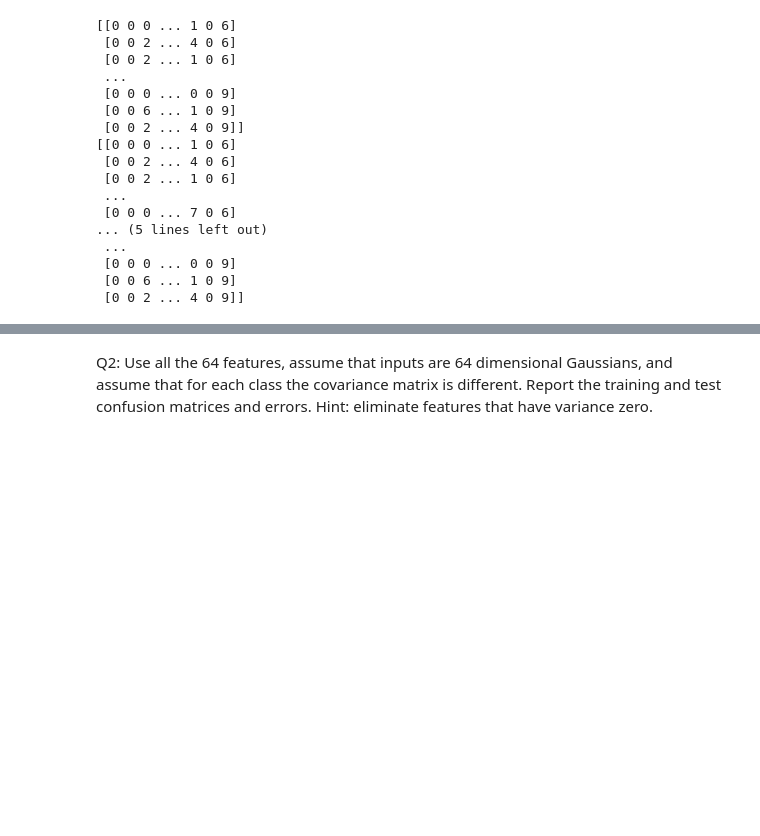
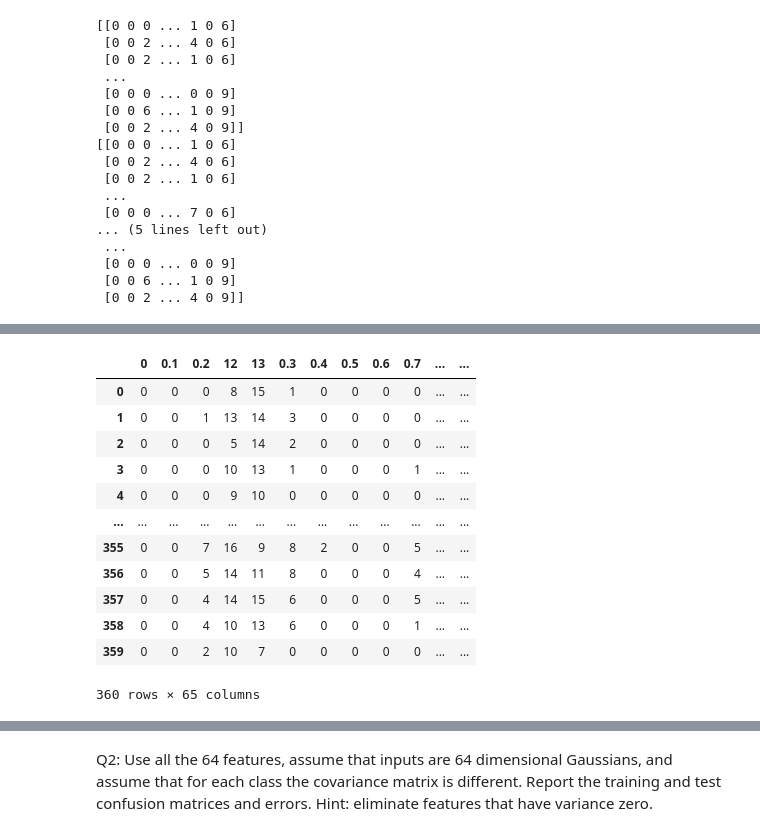
Before and after one commit to AnujaP2020/MLprojects, a Jupyter notebook: yd1530_HW2.ipynb, the cells around one changed output, grey strips where cells are left out. Drawn from its saved outputs; the diff is of its cells as text; code cells hidden in the pictures; blank space fills up the shorter version.

```diff
--- a/yd1530_HW2.ipynb
+++ b/yd1530_HW2.ipynb
@@ -145,0 +182,19 @@ ValueError: math domain error
+# %%
+# now we have to repeat all procedures mentioned above for test data
+
+test_data = read_csv('/media/anuja/study/Anuja/MS/CS_697A_ML/hw2/optdigits_69.tes', sep=",")
+test_data
+# %% [output]
+|  | 0 | 0.1 | 0.2 | 12 | 13 | 0.3 | 0.4 | 0.5 | 0.6 | 0.7 | ... | ... |
+| 0 | 0 | 0 | 0 | 8 | 15 | 1 | 0 | 0 | 0 | 0 | ... | ... |
+| 1 | 0 | 0 | 1 | 13 | 14 | 3 | 0 | 0 | 0 | 0 | ... | ... |
+| 2 | 0 | 0 | 0 | 5 | 14 | 2 | 0 | 0 | 0 | 0 | ... | ... |
+| 3 | 0 | 0 | 0 | 10 | 13 | 1 | 0 | 0 | 0 | 1 | ... | ... |
+| 4 | 0 | 0 | 0 | 9 | 10 | 0 | 0 | 0 | 0 | 0 | ... | ... |
+| ... | ... | ... | ... | ... | ... | ... | ... | ... | ... | ... | ... | ... |
+| 355 | 0 | 0 | 7 | 16 | 9 | 8 | 2 | 0 | 0 | 5 | ... | ... |
+| 356 | 0 | 0 | 5 | 14 | 11 | 8 | 0 | 0 | 0 | 4 | ... | ... |
+| 357 | 0 | 0 | 4 | 14 | 15 | 6 | 0 | 0 | 0 | 5 | ... | ... |
+| 358 | 0 | 0 | 4 | 10 | 13 | 6 | 0 | 0 | 0 | 1 | ... | ... |
+| 359 | 0 | 0 | 2 | 10 | 7 | 0 | 0 | 0 | 0 | 0 | ... | ... |
+360 rows × 65 columns
```
Also changed, not shown: parts of 14 cells of this notebook, 4 other files.
